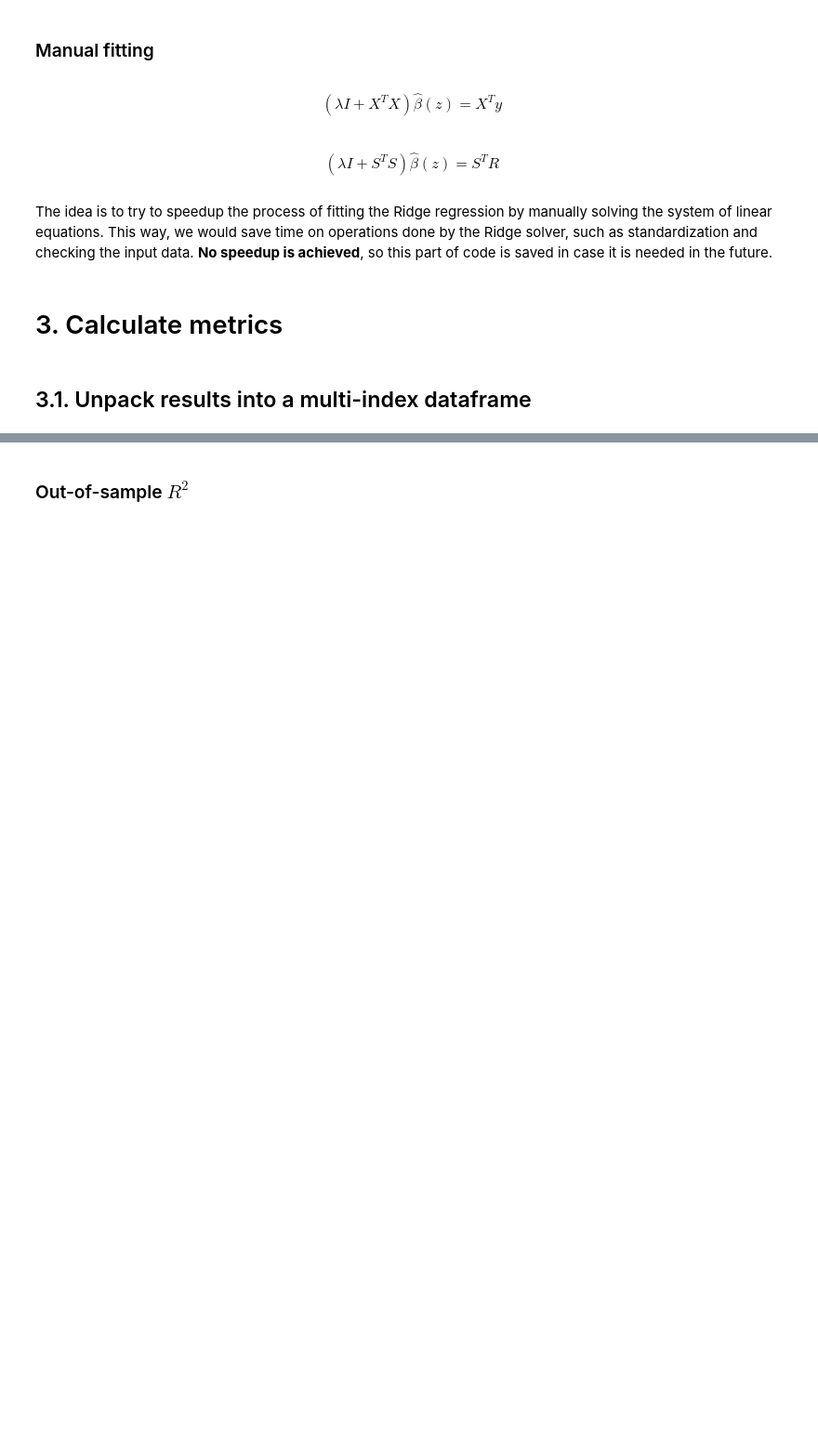
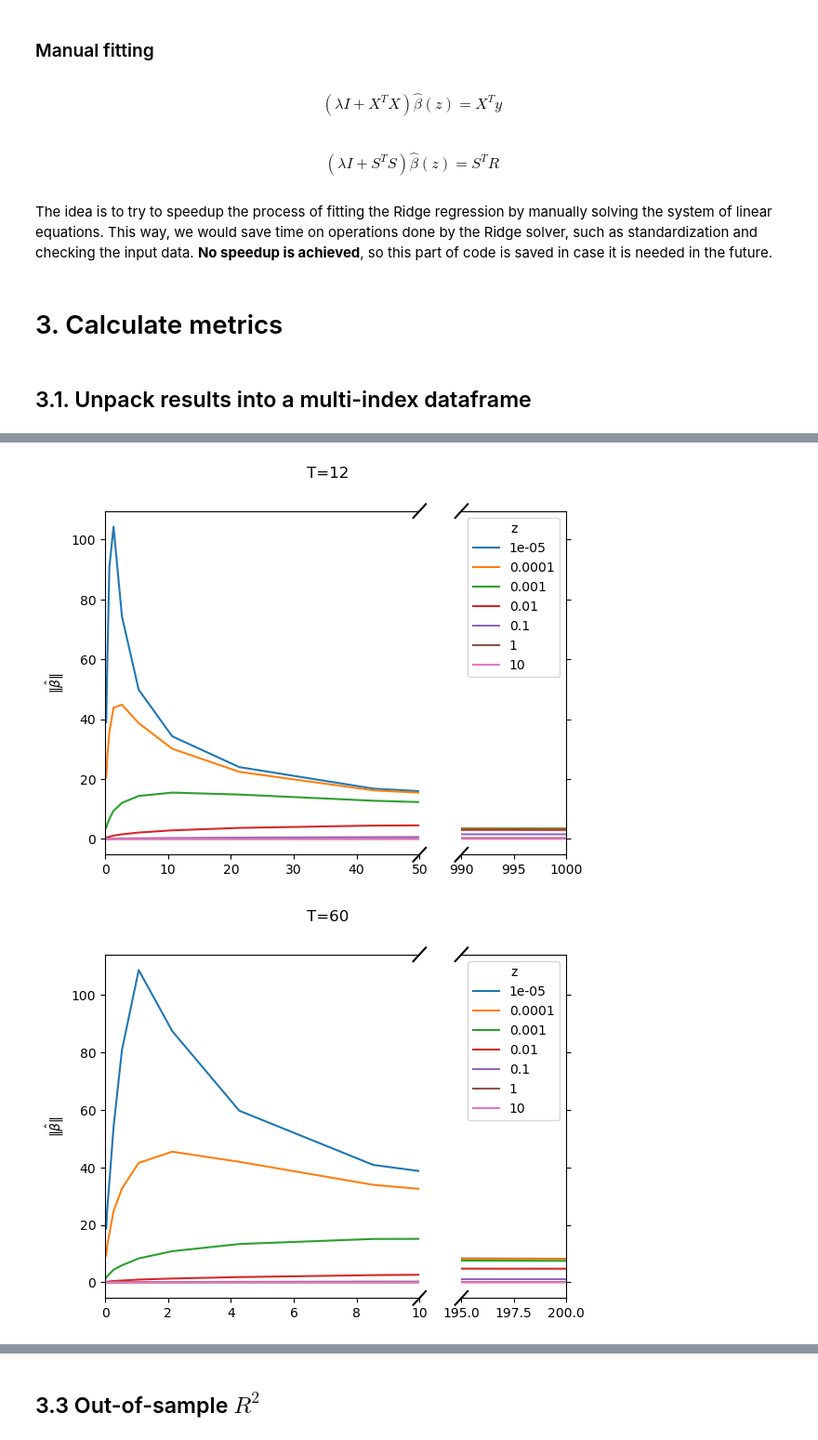
Before and after one commit to zivmi/voc_reproduction, a Jupyter notebook: notebooks/03-mz-voc-curve.ipynb, the cells around one changed output, grey strips where cells are left out. Shown at 93% size. Cells and saved outputs as stored; diff of their text form; code cells hidden in the pictures; blank space fills up the shorter version.

Commit message:
Make VoC curves for R2, norm of beta, ER and vola. Average them across simulations (different seeds)

```diff
--- a/notebooks/03-mz-voc-curve.ipynb
+++ b/notebooks/03-mz-voc-curve.ipynb
@@ -562 +642,17 @@ with open("../data/interim/simulation_outputs/config.json", 'r') as fp:
+# %%
+# seed = 151 has intercept fitted
+# 152 has svd solver
+# 154 to 155 have fixed preprocessing with auto solver
+# 156 lsqr
+# 157 z from 0.00001 to 10
+# 158 alpha=np.sqrt(T*z)
+# 159 alpha=np.square(T*z)
+# from 160 to 217 have z_list=[0.00001, 0.00003, 0.0001, 0.001, 0.01, 0.1, 1]
+#
+
+seed=157
+
+# z_list = [0.001, 0.01, 0.1, 1, 10, 100, 1000] # 1-150
+# z_list = [0.00001, 0.00003, 0.0001, 0.001, 0.01, 0.1, 1] # 160-217
+z_list=[0.00001, 0.0001, 0.001, 0.01, 0.1, 1, 10]
 # %%
@@ -757,0 +678,6 @@ b12
+# %%
+mean_beta_norm_sq = beta_norm_sq_df.mean().unstack()
+beta_norm = np.sqrt(mean_beta_norm_sq) # in VoC paper they plotted square root of norm of beta
+beta_norm = beta_norm.reset_index()
+beta_norm['c'] = beta_norm['P']/beta_norm['T']
+beta_norm.head()
@@ -757,0 +691,9 @@ b12
+# %%
+for T in T_list:
+    plot_broken_x(beta_norm, T, z_list,
+                  y_label=r'$\| \hat {\beta}\|$',
+                  save_path=f"../reports/figures/beta_norm_T{T}_seed{seed}.png",
+                  ytype=None)
+# %% [output]
+[figure, added]
+[figure, added]
@@ -758,2 +701,2 @@ b12
 # %% [markdown]
-### Out-of-sample $R^2$
+## 3.3 Out-of-sample $R^2$
```
Also changed, not shown: parts of 43 cells of this notebook, 1 other file.
